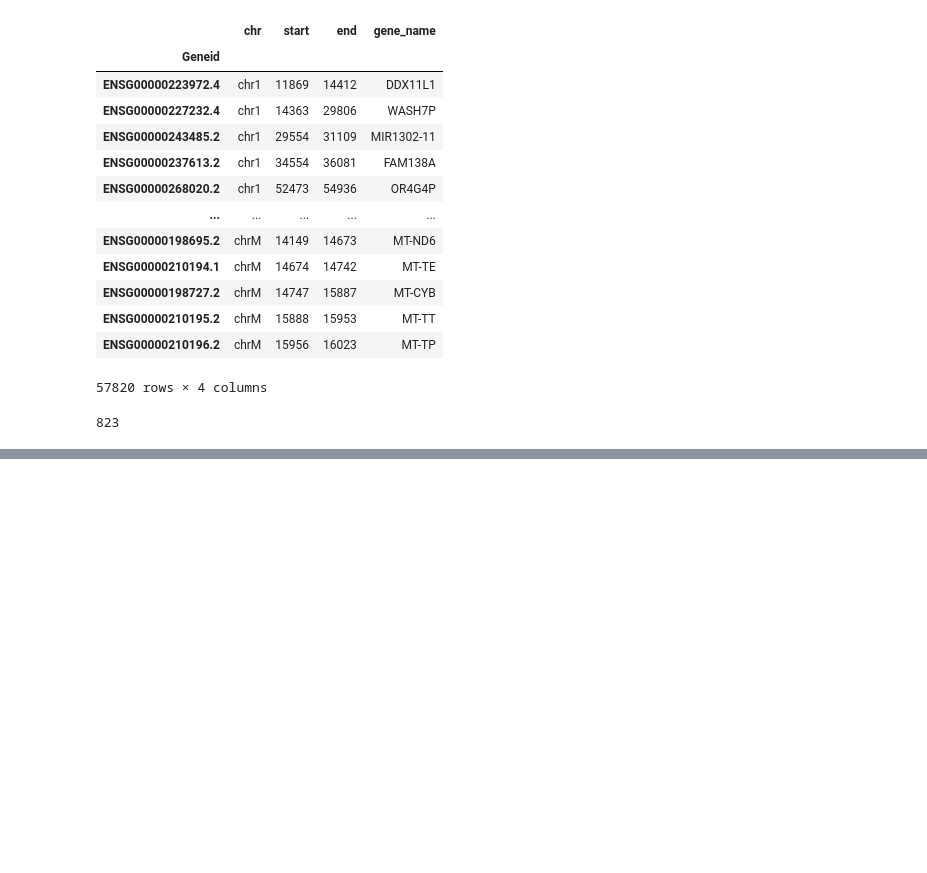
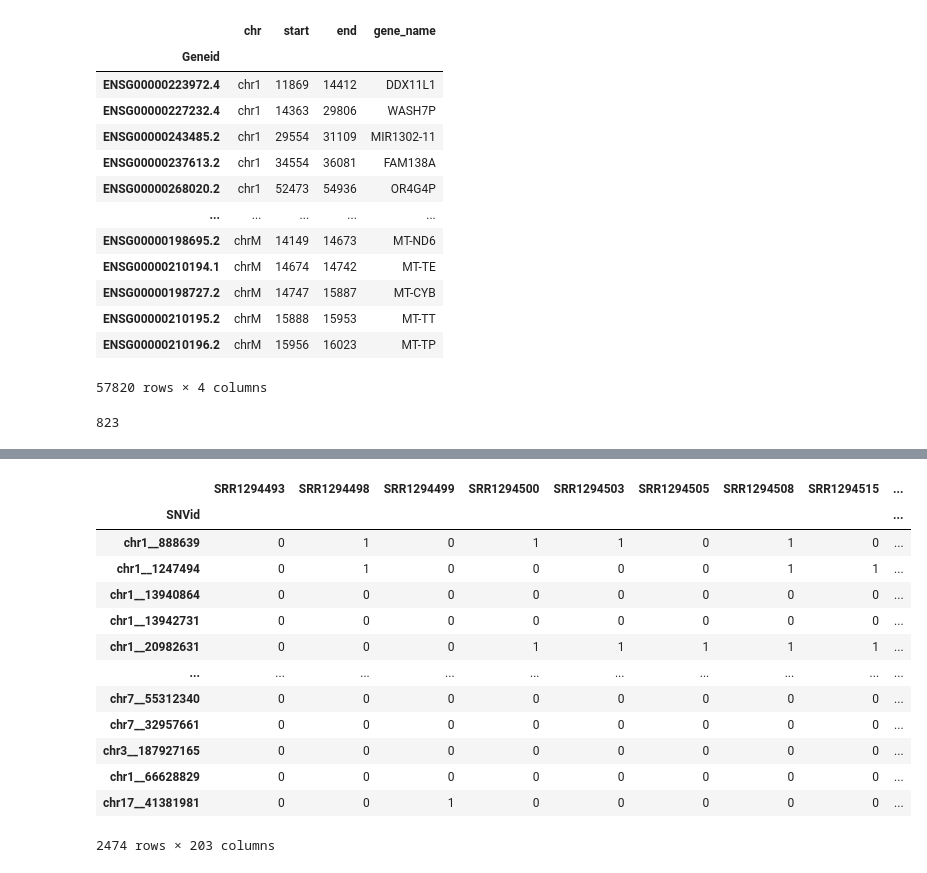
Before and after one commit to thu1911/snv, a Jupyter notebook: analysis/GSE57872_filter_ve_from_cpm.ipynb, the cells around one changed output, grey strips where cells are left out. Cells and saved outputs as stored; diff of their text form; code cells hidden in the pictures; blank space fills up the shorter version.

```diff
--- a/analysis/GSE57872_filter_ve_from_cpm.ipynb
+++ b/analysis/GSE57872_filter_ve_from_cpm.ipynb
@@ -361,0 +350,2 @@ cpm_profile
+# %%
+snv_profile_real = snv_profile_real.loc[:,label_info_filtered_celltype.index.values]
@@ -361,0 +378,3 @@ cpm_profile
+# %%
+snv_valid_real = snv_profile_real.sum(axis = 1)
+snv_valid_real = snv_valid_real[snv_valid_real>20].index.values
@@ -361,0 +385,2 @@ cpm_profile
+# %%
+snv_profile_real = snv_profile_real.loc[snv_valid_real,]
@@ -361,0 +404,17 @@ cpm_profile
+# %%
+snv_profile_real
+# %% [output]
+|  | SRR1294493 | SRR1294498 | SRR1294499 | SRR1294500 | SRR1294503 | SRR1294505 | SRR1294508 | SRR1294515 | ... |
+| SNVid |  |  |  |  |  |  |  |  | ... |
+| chr1__888639 | 0 | 1 | 0 | 1 | 1 | 0 | 1 | 0 | ... |
+| chr1__1247494 | 0 | 1 | 0 | 0 | 0 | 0 | 1 | 1 | ... |
+| chr1__13940864 | 0 | 0 | 0 | 0 | 0 | 0 | 0 | 0 | ... |
+| chr1__13942731 | 0 | 0 | 0 | 0 | 0 | 0 | 0 | 0 | ... |
+| chr1__20982631 | 0 | 0 | 0 | 1 | 1 | 1 | 1 | 1 | ... |
+| ... | ... | ... | ... | ... | ... | ... | ... | ... | ... |
+| chr7__55312340 | 0 | 0 | 0 | 0 | 0 | 0 | 0 | 0 | ... |
+| chr7__32957661 | 0 | 0 | 0 | 0 | 0 | 0 | 0 | 0 | ... |
+| chr3__187927165 | 0 | 0 | 0 | 0 | 0 | 0 | 0 | 0 | ... |
+| chr1__66628829 | 0 | 0 | 0 | 0 | 0 | 0 | 0 | 0 | ... |
+| chr17__41381981 | 0 | 0 | 1 | 0 | 0 | 0 | 0 | 0 | ... |
+2474 rows × 203 columns
```
Also changed, not shown: parts of 25 cells of this notebook, 6 other files.
